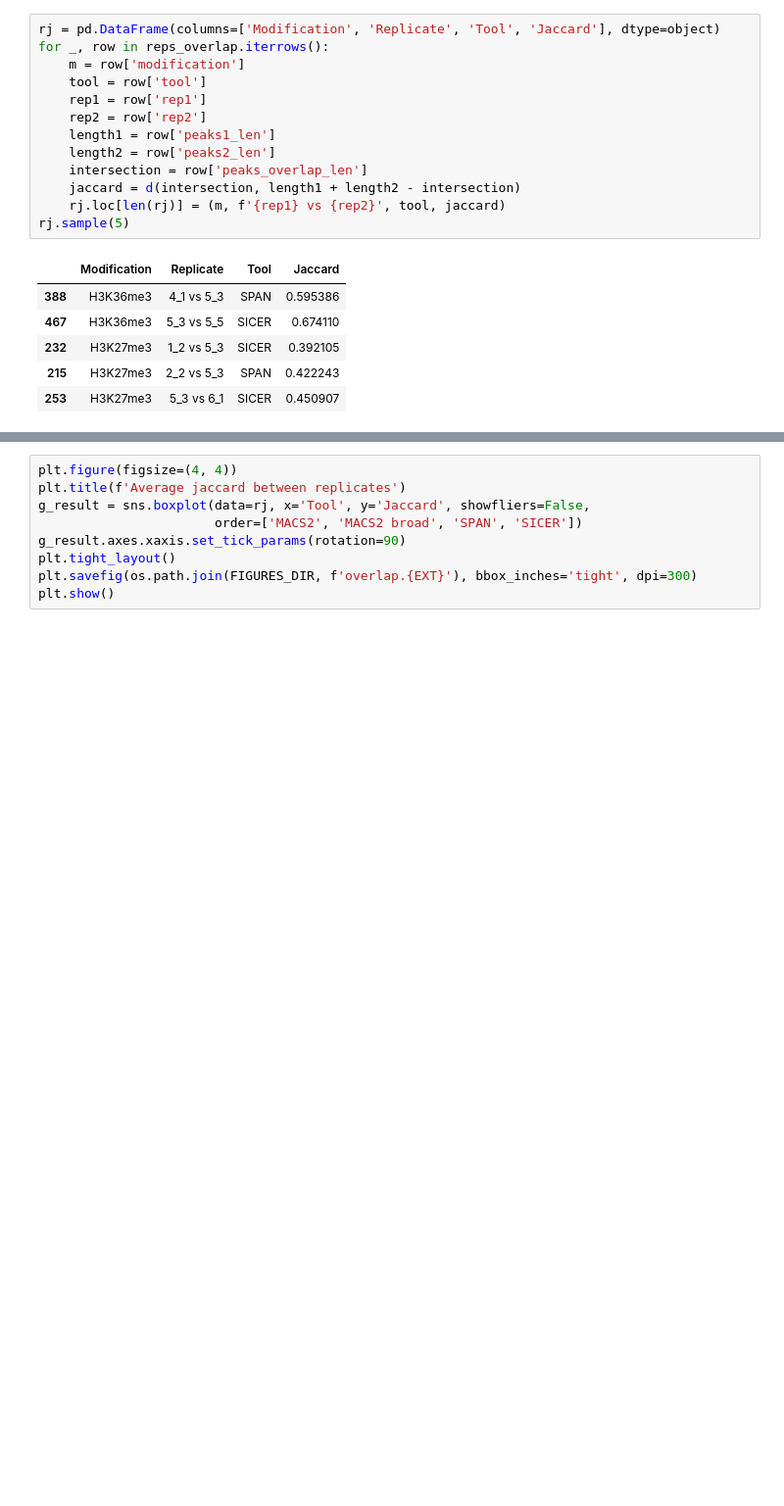
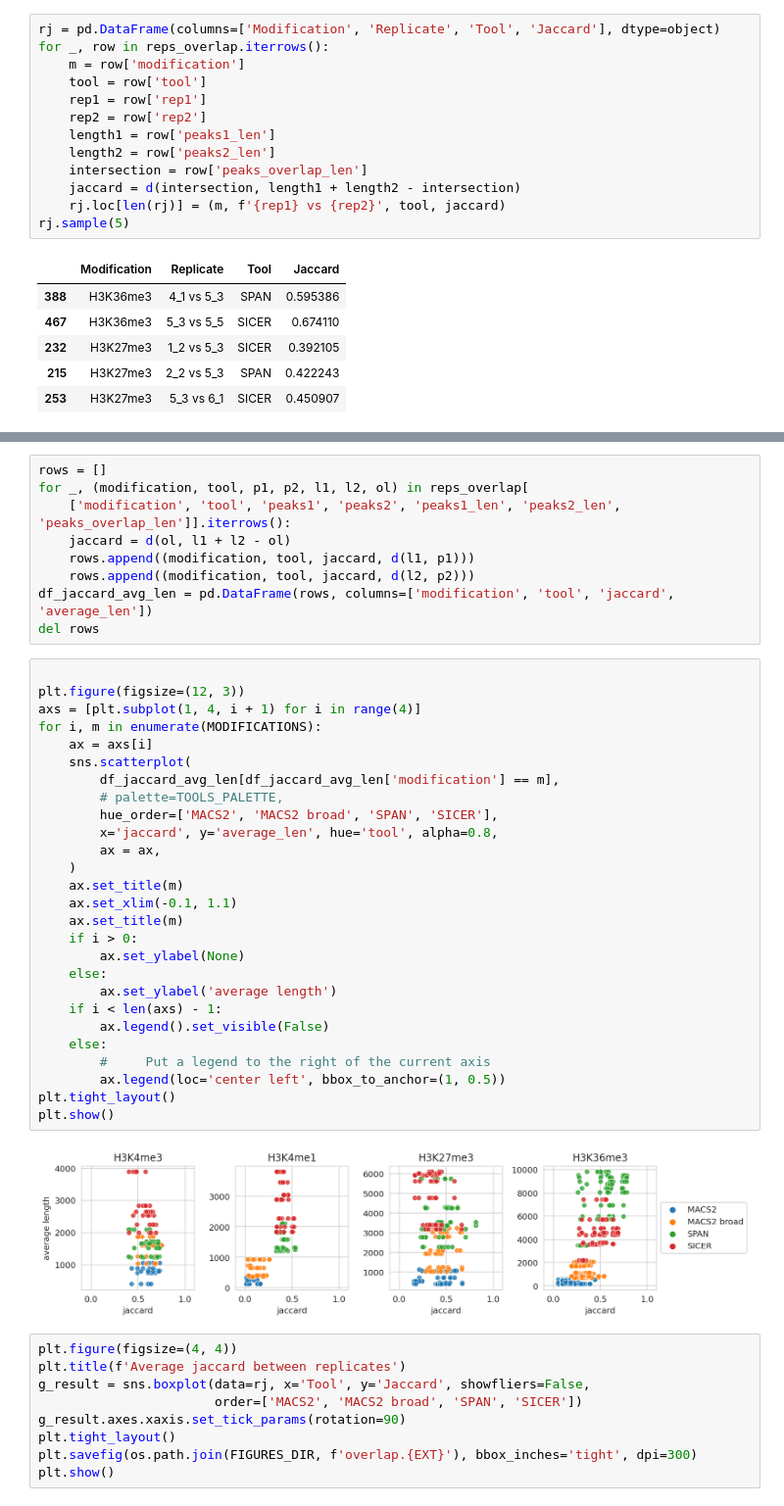
Before and after one commit to JetBrains-Research/peak-callers-analysis, a Jupyter notebook: 2022 - Comparative Analysis Benchmark.ipynb, the cells around one changed output, grey strips where cells are left out. Shown at 98% size. Saved outputs shown, nothing was run; the diff lists cells and outputs as text; blank space fills up the shorter version.

Commit message:
Updates of jaccard vs length

```diff
--- a/2022 - Comparative Analysis Benchmark.ipynb
+++ b/2022 - Comparative Analysis Benchmark.ipynb
@@ -492,3 +498,41 @@ plt.show()
+# %%
+rows = []
+for _, (modification, tool, p1, p2, l1, l2, ol) in reps_overlap[
+    ['modification', 'tool', 'peaks1', 'peaks2', 'peaks1_len', 'peaks2_len', 'peaks_overlap_len']].iterrows():
+    jaccard = d(ol, l1 + l2 - ol)
+    rows.append((modification, tool, jaccard, d(l1, p1)))
+    rows.append((modification, tool, jaccard, d(l2, p2)))
+df_jaccard_avg_len = pd.DataFrame(rows, columns=['modification', 'tool', 'jaccard', 'average_len'])
+del rows
+# %%
+
+plt.figure(figsize=(12, 3))
+axs = [plt.subplot(1, 4, i + 1) for i in range(4)]
+for i, m in enumerate(MODIFICATIONS):
+    ax = axs[i]
+    sns.scatterplot(
+        df_jaccard_avg_len[df_jaccard_avg_len['modification'] == m],
+        # palette=TOOLS_PALETTE,
+        hue_order=['MACS2', 'MACS2 broad', 'SPAN', 'SICER'],
+        x='jaccard', y='average_len', hue='tool', alpha=0.8,
+        ax = ax,
+    )
+    ax.set_title(m)
+    ax.set_xlim(-0.1, 1.1)
+    ax.set_title(m)
+    if i > 0:
+        ax.set_ylabel(None)
+    else:
+        ax.set_ylabel('average length')
+    if i < len(axs) - 1:
+        ax.legend().set_visible(False)
+    else:
+        #     Put a legend to the right of the current axis
+        ax.legend(loc='center left', bbox_to_anchor=(1, 0.5))
+plt.tight_layout()
+plt.show()
+# %% [output]
+[figure, added]
 # %%
 plt.figure(figsize=(4, 4))
 plt.title(f'Average jaccard between replicates')
```
Also changed, not shown: parts of 6 cells of this notebook, 5 other files.
